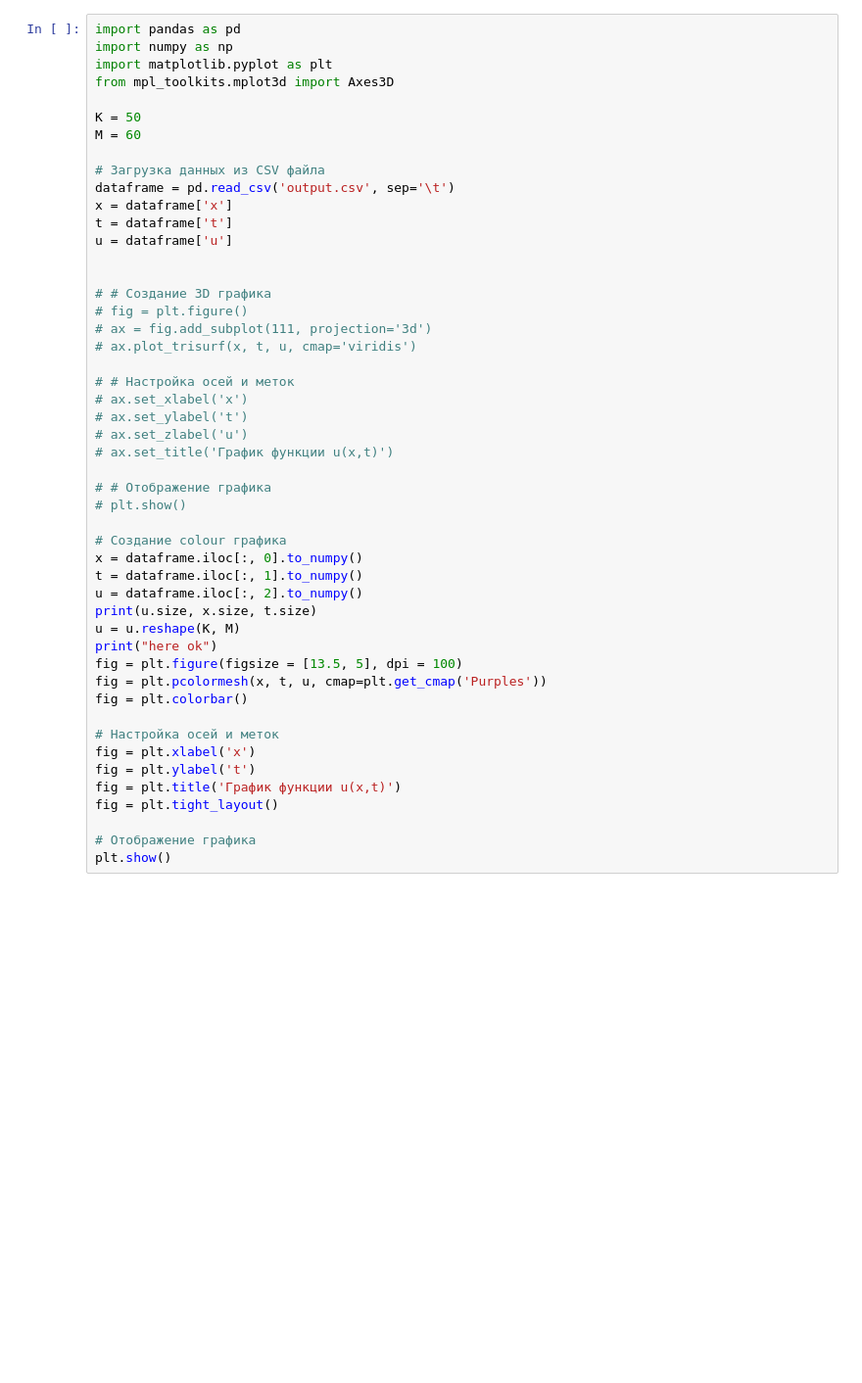
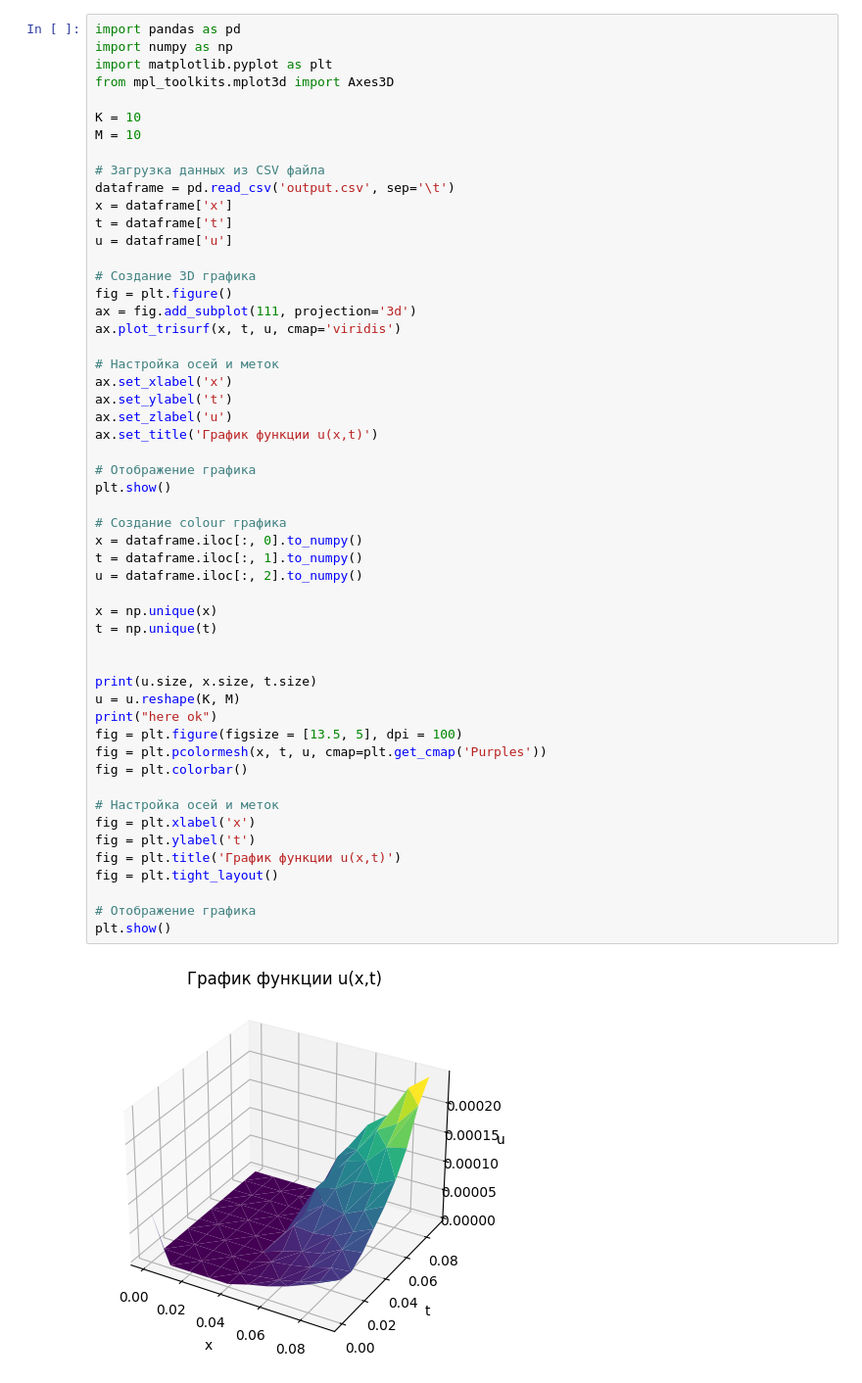
Before and after one commit to Sofia-Sukhova/lab_1, a Jupyter notebook: plot.ipynb, the cells around one changed output. Shown at 98% size. Cells and saved outputs as stored; diff of their text form; blank space fills up the shorter version.

```diff
--- a/plot.ipynb
+++ b/plot.ipynb
@@ -4,47 +4,52 @@ import numpy as np
 import matplotlib.pyplot as plt
 from mpl_toolkits.mplot3d import Axes3D
 
-K = 50
-M = 60
+K = 10
+M = 10
 
 # Загрузка данных из CSV файла
 dataframe = pd.read_csv('output.csv', sep='\t')
 x = dataframe['x']
 t = dataframe['t']
 u = dataframe['u']
 
+# Создание 3D графика
+fig = plt.figure()
+ax = fig.add_subplot(111, projection='3d')
+ax.plot_trisurf(x, t, u, cmap='viridis')
 
-# # Создание 3D графика
-# fig = plt.figure()
-# ax = fig.add_subplot(111, projection='3d')
-# ax.plot_trisurf(x, t, u, cmap='viridis')
+# Настройка осей и меток
+ax.set_xlabel('x')
+ax.set_ylabel('t')
+ax.set_zlabel('u')
+ax.set_title('График функции u(x,t)')
 
-# # Настройка осей и меток
-# ax.set_xlabel('x')
-# ax.set_ylabel('t')
-# ax.set_zlabel('u')
-# ax.set_title('График функции u(x,t)')
-
-# # Отображение графика
-# plt.show()
+# Отображение графика
+plt.show()
 
 # Создание colour графика
 x = dataframe.iloc[:, 0].to_numpy()
 t = dataframe.iloc[:, 1].to_numpy()
 u = dataframe.iloc[:, 2].to_numpy()
+
+x = np.unique(x)
+t = np.unique(t)
+
+
 print(u.size, x.size, t.size)
 u = u.reshape(K, M)
 print("here ok")
 fig = plt.figure(figsize = [13.5, 5], dpi = 100)
 fig = plt.pcolormesh(x, t, u, cmap=plt.get_cmap('Purples'))
 fig = plt.colorbar()
 
 # Настройка осей и меток
 fig = plt.xlabel('x')
 fig = plt.ylabel('t')
 fig = plt.title('График функции u(x,t)')
 fig = plt.tight_layout()
 
 # Отображение графика
 plt.show()
 # %% [output]
+[figure, new version]
```
Also changed, not shown: parts of 1 cell of this notebook, 3 other files.
